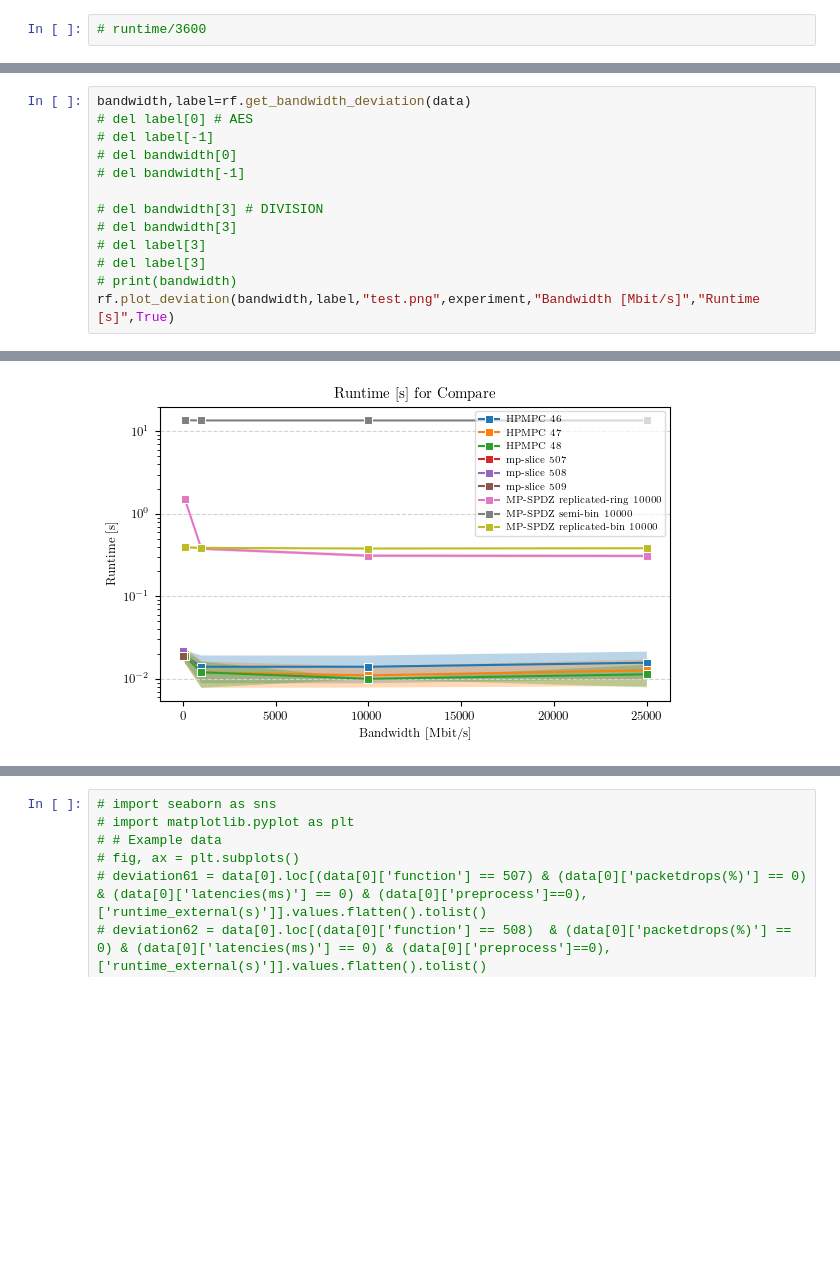
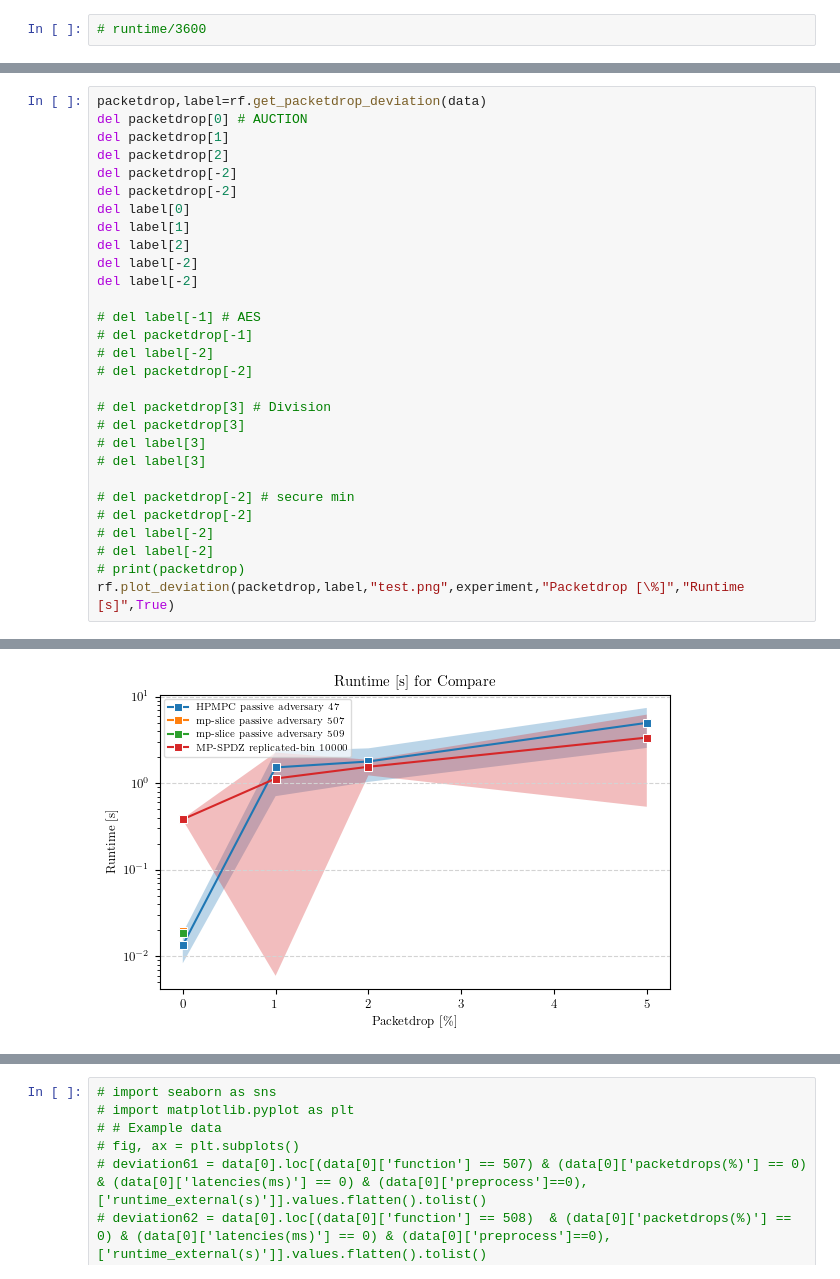
Before and after one commit to aSlunk/results, a Jupyter notebook: mp-slice/02_Compare/Deviation_latency.ipynb, the cells around one changed output, grey strips where cells are left out. Saved outputs shown, nothing was run; the diff lists cells and outputs as text; blank space fills up the shorter version.

```diff
--- a/mp-slice/02_Compare/Deviation_latency.ipynb
+++ b/mp-slice/02_Compare/Deviation_latency.ipynb
@@ -52,14 +180,30 @@ import pandas as pd
 # %%
-bandwidth,label=rf.get_bandwidth_deviation(data)
-# del label[0] # AES
-# del label[-1]
-# del bandwidth[0]
-# del bandwidth[-1]
+packetdrop,label=rf.get_packetdrop_deviation(data)
+del packetdrop[0] # AUCTION
+del packetdrop[1]
+del packetdrop[2]
+del packetdrop[-2]
+del packetdrop[-2]
+del label[0]
+del label[1]
+del label[2]
+del label[-2]
+del label[-2]
 
-# del bandwidth[3] # DIVISION
-# del bandwidth[3]
+# del label[-1] # AES
+# del packetdrop[-1]
+# del label[-2]
+# del packetdrop[-2]
+
+# del packetdrop[3] # Division
+# del packetdrop[3]
 # del label[3]
 # del label[3]
-# print(bandwidth)
-rf.plot_deviation(bandwidth,label,"test.png",experiment,"Bandwidth [Mbit/s]","Runtime [s]",True)
+
+# del packetdrop[-2] # secure min
+# del packetdrop[-2]
+# del label[-2]
+# del label[-2]
+# print(packetdrop)
+rf.plot_deviation(packetdrop,label,"test.png",experiment,"Packetdrop [\%]","Runtime [s]",True)
 # %% [output]
@@ -66,2 +227,2 @@ rf.plot_deviation(bandwidth,label,"test.png",experiment,"Bandwidth [Mbit/s]","Ru
-[figure, old version]
+[figure, new version]
 # %%
```
Also changed, not shown: parts of 9 cells of this notebook, 1 other file.
